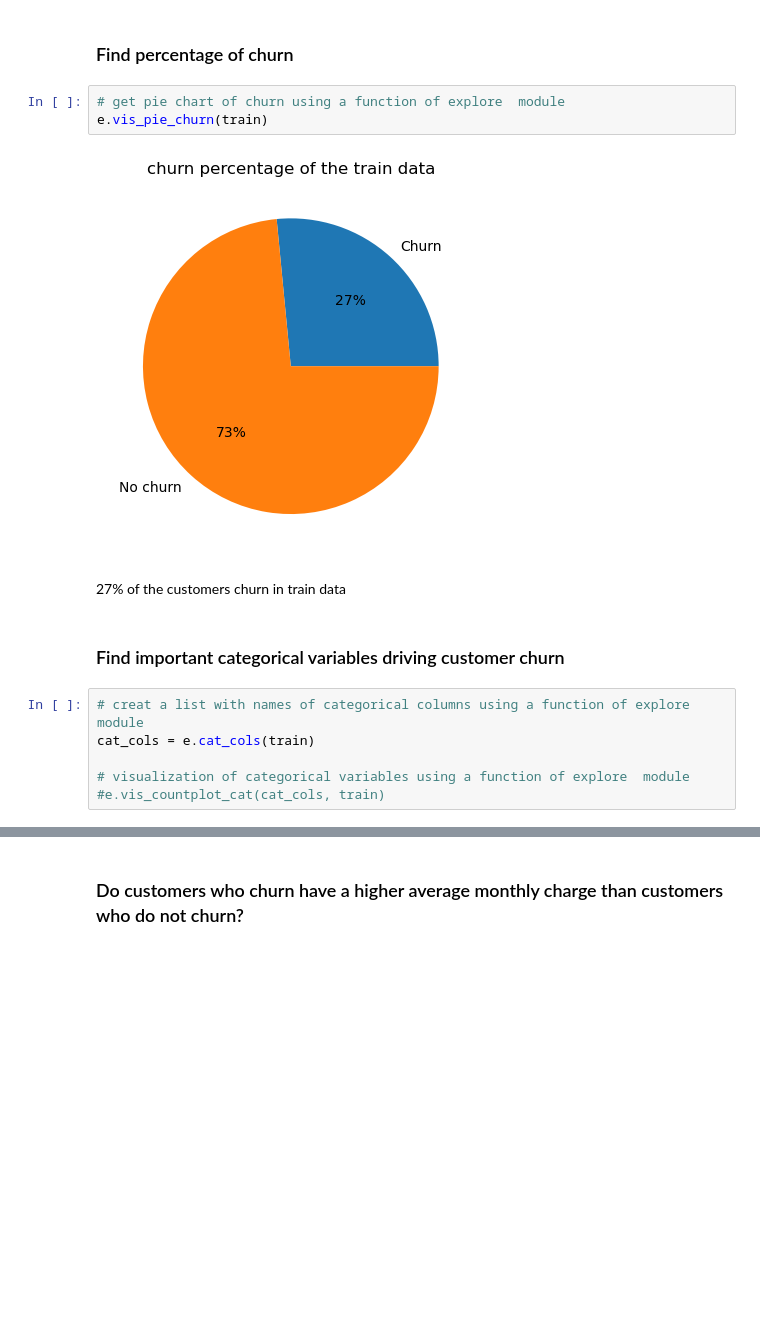
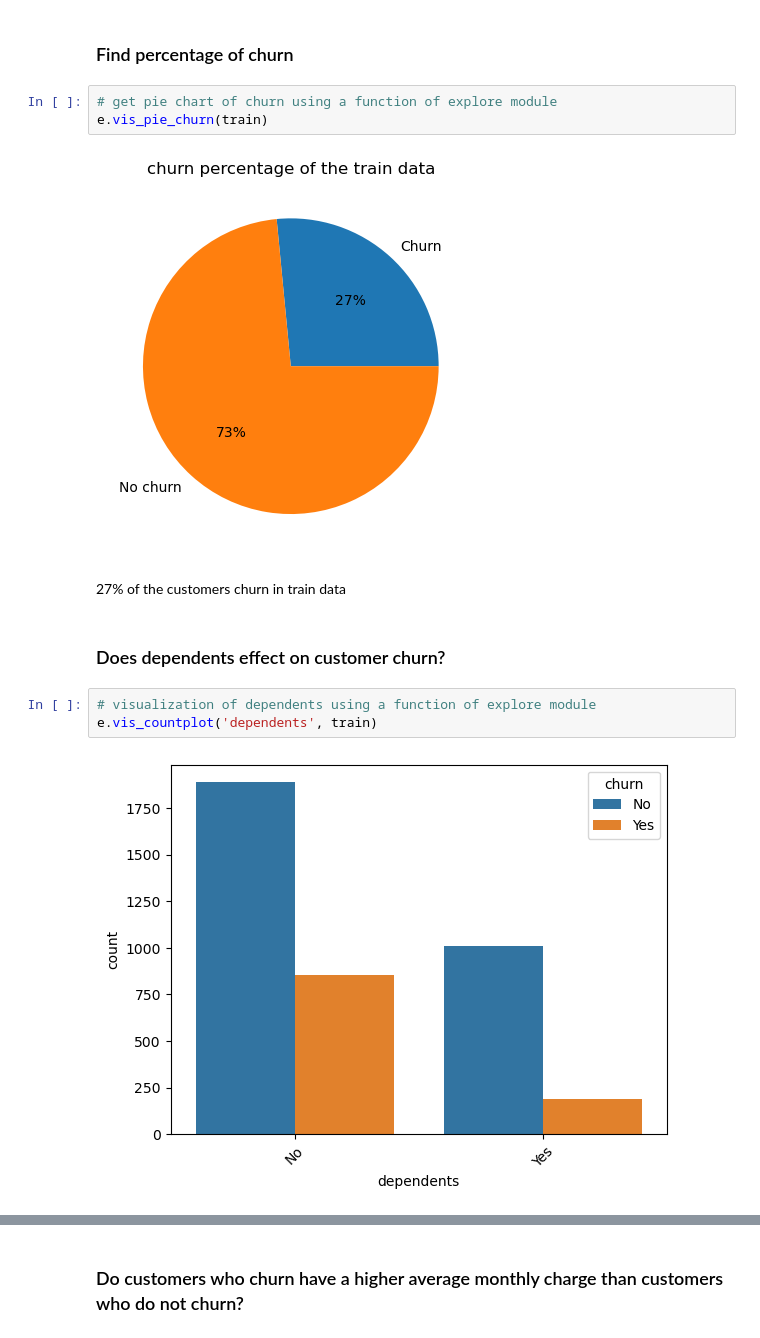
Before and after one commit to devgurung141/telco_project1, a Jupyter notebook: final.ipynb, the cells around one changed output, grey strips where cells are left out. Saved outputs shown, nothing was run; the diff lists cells and outputs as text; blank space fills up the shorter version.

```diff
--- a/final.ipynb
+++ b/final.ipynb
@@ -101,18 +106,17 @@ train.head(3)
 # %% [markdown]
 ### Find percentage of churn
 # %%
-# get pie chart of churn using a function of explore  module
+# get pie chart of churn using a function of explore module
 e.vis_pie_churn(train)
 # %% [output]
 [figure]
 # %% [markdown]
 27% of the customers churn in train data
 # %% [markdown]
-### Find important categorical variables driving customer churn
+### Does dependents effect on customer churn?
 # %%
-# creat a list with names of categorical columns using a function of explore  module
-cat_cols = e.cat_cols(train)
-
-# visualization of categorical variables using a function of explore  module
-#e.vis_countplot_cat(cat_cols, train)
+# visualization of dependents using a function of explore module
+e.vis_countplot('dependents', train)
+# %% [output]
+[figure, added]
 # %% [markdown]
```
Also changed, not shown: parts of 35 cells of this notebook.
